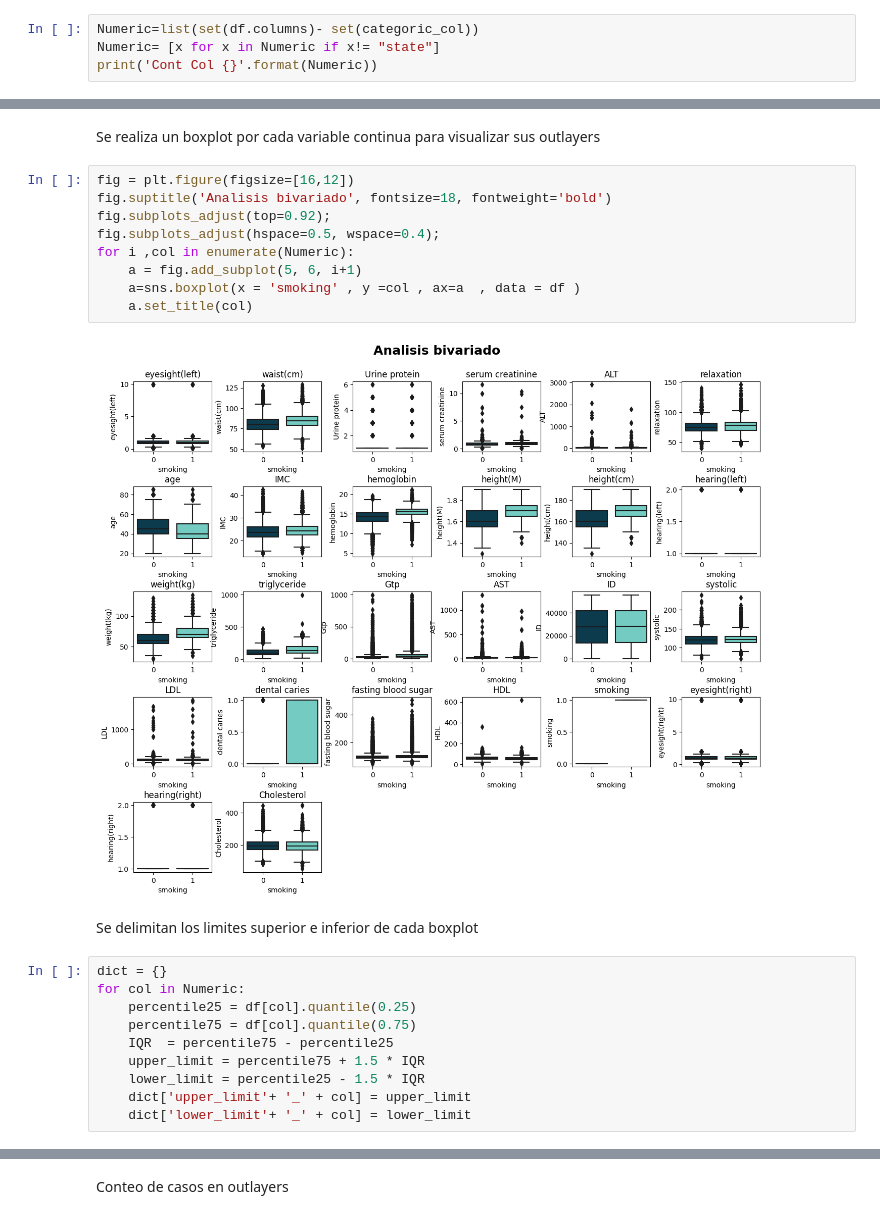
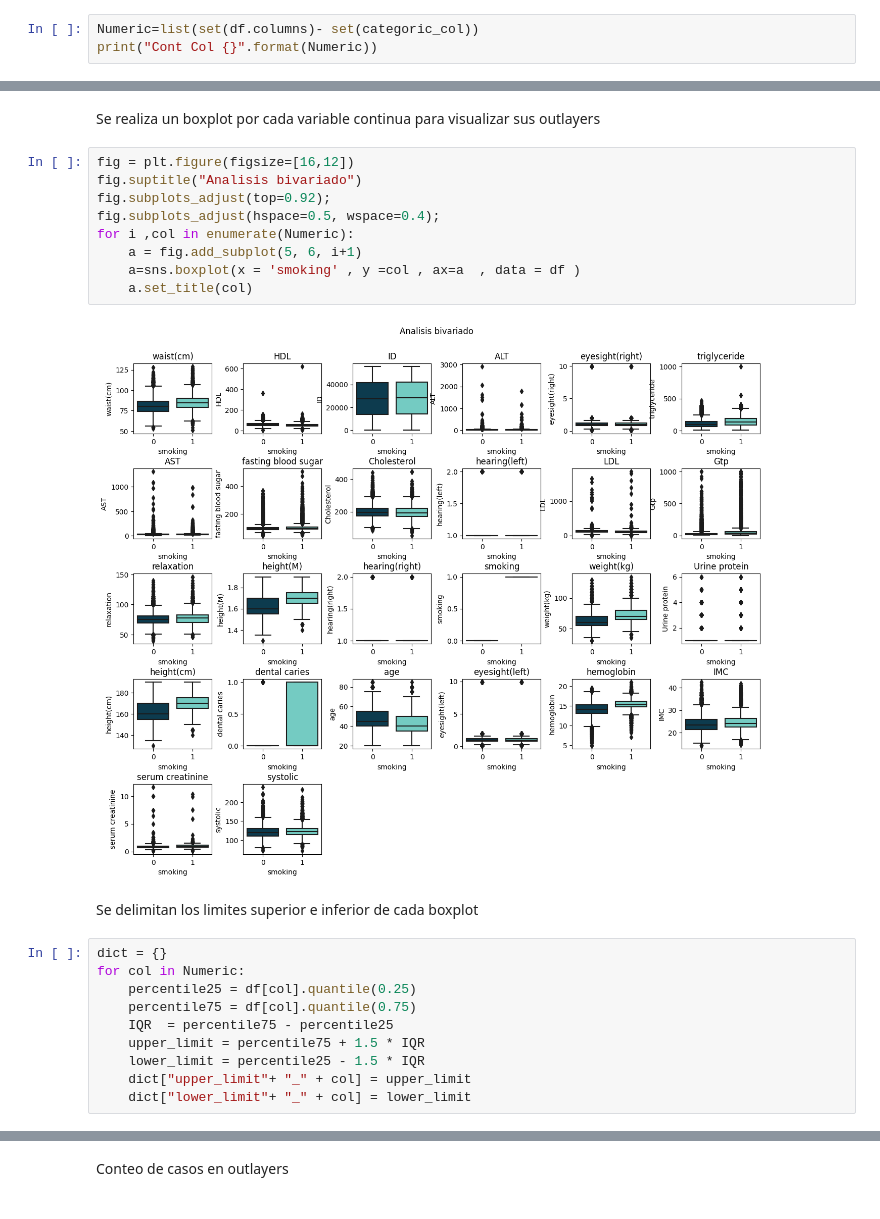
Before and after one commit to Matykyng/Trabajo-final-Coderhouse, a Jupyter notebook: ProyectoDS_Parte1_Matias_More.ipynb, the cells around one changed output, grey strips where cells are left out. Drawn from its saved outputs; the diff is of its cells as text.

```diff
--- a/ProyectoDS_Parte1_Matias_More.ipynb
+++ b/ProyectoDS_Parte1_Matias_More.ipynb
@@ -102,6 +102,5 @@ Categoric Col ['gender', 'oral', 'tartar']
 Datos Continuos
 # %%
 Numeric=list(set(df.columns)- set(categoric_col))
-Numeric= [x for x in Numeric if x!= "state"]
-print('Cont Col {}'.format(Numeric))
+print("Cont Col {}".format(Numeric))
 # %% [output]
@@ -166,15 +165,15 @@ df.head(5)
 Se realiza un boxplot por cada variable continua para visualizar sus outlayers
 # %%
 fig = plt.figure(figsize=[16,12])
-fig.suptitle('Analisis bivariado', fontsize=18, fontweight='bold')
+fig.suptitle("Analisis bivariado")
 fig.subplots_adjust(top=0.92);
 fig.subplots_adjust(hspace=0.5, wspace=0.4);
 for i ,col in enumerate(Numeric):
     a = fig.add_subplot(5, 6, i+1)
     a=sns.boxplot(x = 'smoking' , y =col , ax=a  , data = df )
     a.set_title(col)
 # %% [output]
-[figure, old version]
+[figure, new version]
 # %% [markdown]
 Se delimitan los limites superior e inferior de cada boxplot
 # %%
@@ -185,8 +184,8 @@ for col in Numeric:
     IQR  = percentile75 - percentile25
     upper_limit = percentile75 + 1.5 * IQR
     lower_limit = percentile25 - 1.5 * IQR
-    dict['upper_limit'+ '_' + col] = upper_limit
-    dict['lower_limit'+ '_' + col] = lower_limit
+    dict["upper_limit"+ "_" + col] = upper_limit
+    dict["lower_limit"+ "_" + col] = lower_limit
 # %%
 dict
 # %% [output]
```
Also changed, not shown: parts of 8 cells of this notebook.
